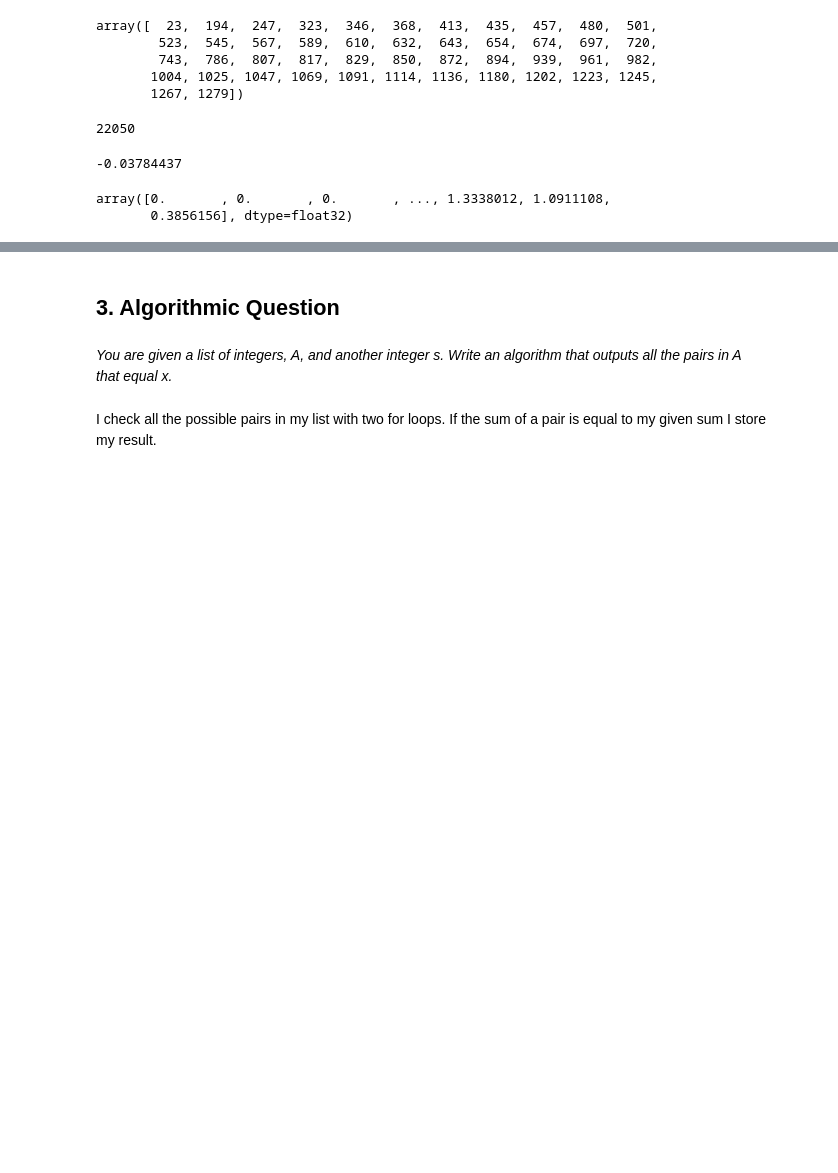
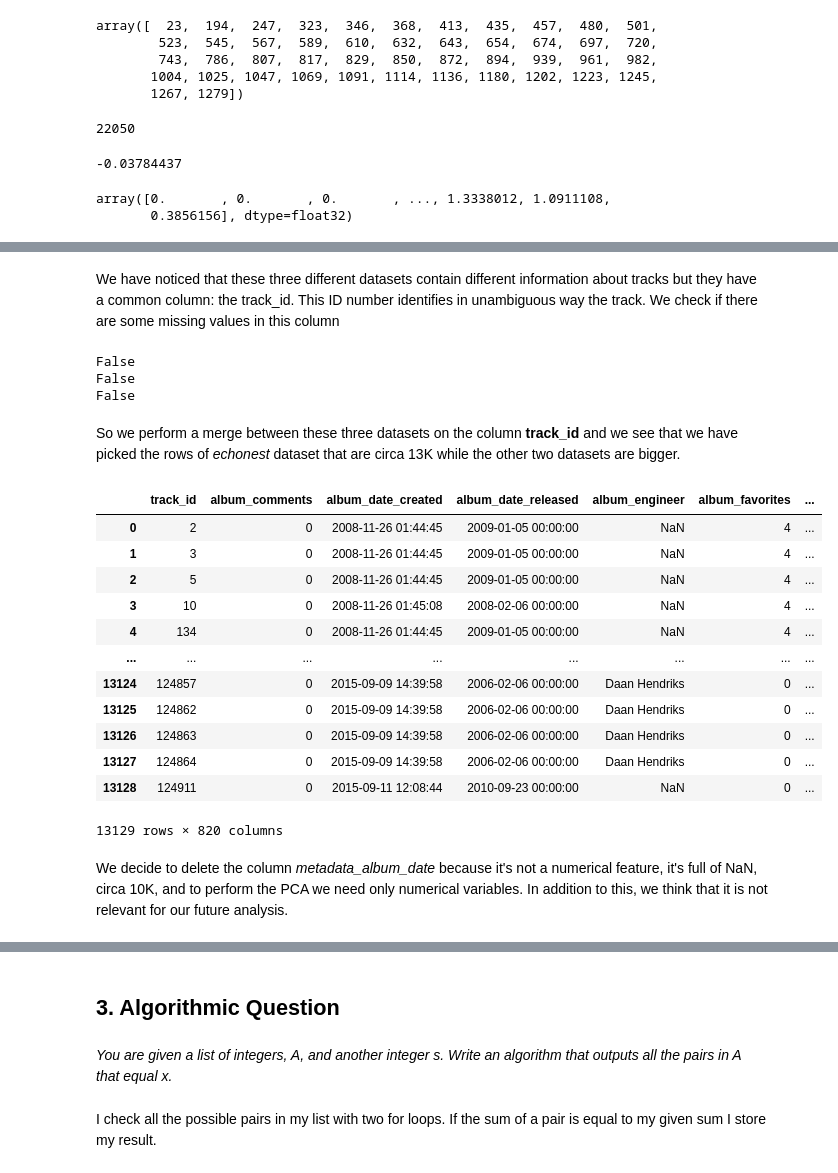
Before and after one commit to michele1783/ADM-HW4, a Jupyter notebook: Homework.ipynb, the cells around one changed output, grey strips where cells are left out. Saved outputs shown, nothing was run; the diff lists cells and outputs as text; code cells hidden in the pictures; blank space fills up the shorter version.

```diff
--- a/Homework.ipynb
+++ b/Homework.ipynb
@@ -123,0 +149,4 @@ array([0.       , 0.       , 0.       , ..., 1.3338012, 1.0911108,
+# %%
+tracks = pd.read_csv("tracks.csv")
+echonest = pd.read_csv("echonest.csv")
+features = pd.read_csv("features.csv")
@@ -123,0 +195,32 @@ array([0.       , 0.       , 0.       , ..., 1.3338012, 1.0911108,
+# %% [markdown]
+We have noticed that these three different datasets contain different information about tracks but they have a common column: the track_id. This ID number identifies in unambiguous way the track. We check if there are some missing values in this column
+# %%
+print(tracks["track_id"].isnull().any())
+print(features["track_id"].isnull().any())
+print(echonest["track_id"].isnull().any())
+# %% [output]
+False
+False
+False
+# %% [markdown]
+So we perform a merge between these three datasets on the column **track_id** and we see that we have picked the rows of *echonest* dataset that are circa 13K while the other two datasets are bigger.
+# %%
+first_merge = tracks.merge(features, on = "track_id")
+dataset = first_merge.merge(echonest, on = "track_id")
+dataset
+# %% [output]
+|  | track_id | album_comments | album_date_created | album_date_released | album_engineer | album_favorites | ... |
+| 0 | 2 | 0 | 2008-11-26 01:44:45 | 2009-01-05 00:00:00 | NaN | 4 | ... |
+| 1 | 3 | 0 | 2008-11-26 01:44:45 | 2009-01-05 00:00:00 | NaN | 4 | ... |
+| 2 | 5 | 0 | 2008-11-26 01:44:45 | 2009-01-05 00:00:00 | NaN | 4 | ... |
+| 3 | 10 | 0 | 2008-11-26 01:45:08 | 2008-02-06 00:00:00 | NaN | 4 | ... |
+| 4 | 134 | 0 | 2008-11-26 01:44:45 | 2009-01-05 00:00:00 | NaN | 4 | ... |
+| ... | ... | ... | ... | ... | ... | ... | ... |
+| 13124 | 124857 | 0 | 2015-09-09 14:39:58 | 2006-02-06 00:00:00 | Daan Hendriks | 0 | ... |
+| 13125 | 124862 | 0 | 2015-09-09 14:39:58 | 2006-02-06 00:00:00 | Daan Hendriks | 0 | ... |
+| 13126 | 124863 | 0 | 2015-09-09 14:39:58 | 2006-02-06 00:00:00 | Daan Hendriks | 0 | ... |
+| 13127 | 124864 | 0 | 2015-09-09 14:39:58 | 2006-02-06 00:00:00 | Daan Hendriks | 0 | ... |
+| 13128 | 124911 | 0 | 2015-09-11 12:08:44 | 2010-09-23 00:00:00 | NaN | 0 | ... |
+13129 rows × 820 columns
+# %% [markdown]
+We decide to delete the column *metadata_album_date* because it's not a numerical feature, it's full of NaN, circa 10K, and to perform the PCA we need only numerical variables. In addition to this, we think that it is not relevant for our future analysis.
```
Also changed, not shown: parts of 14 cells of this notebook.
